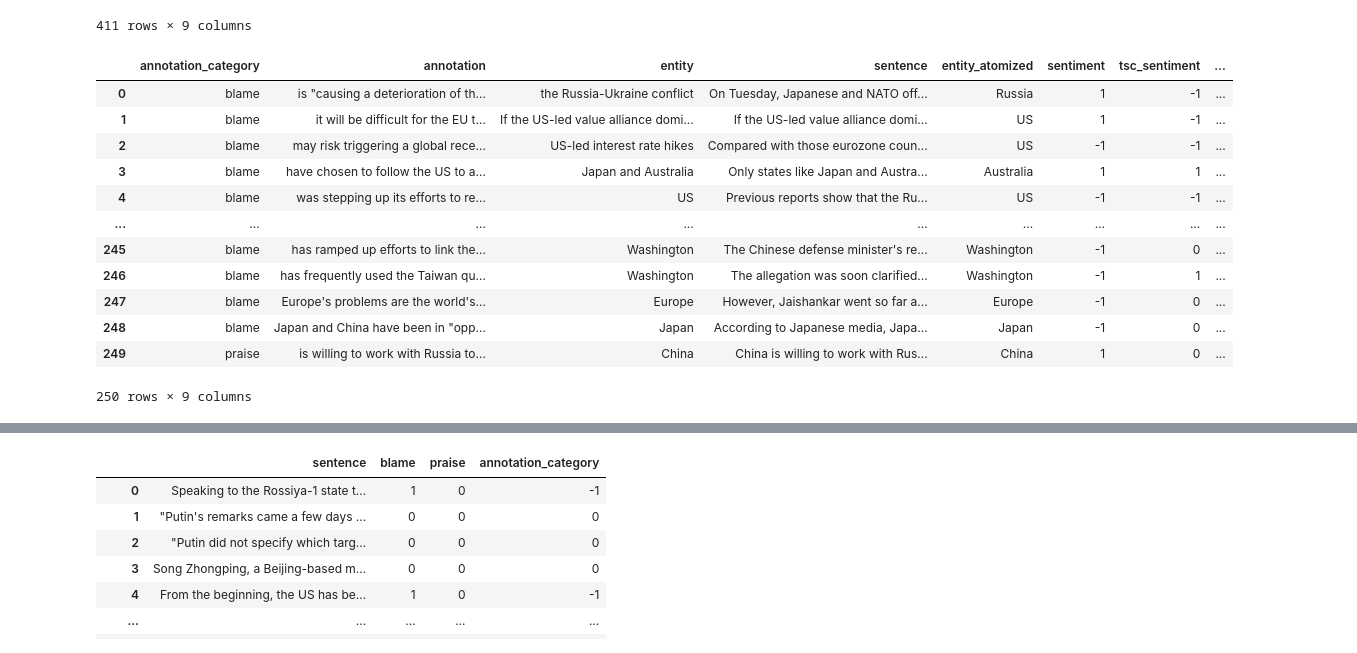
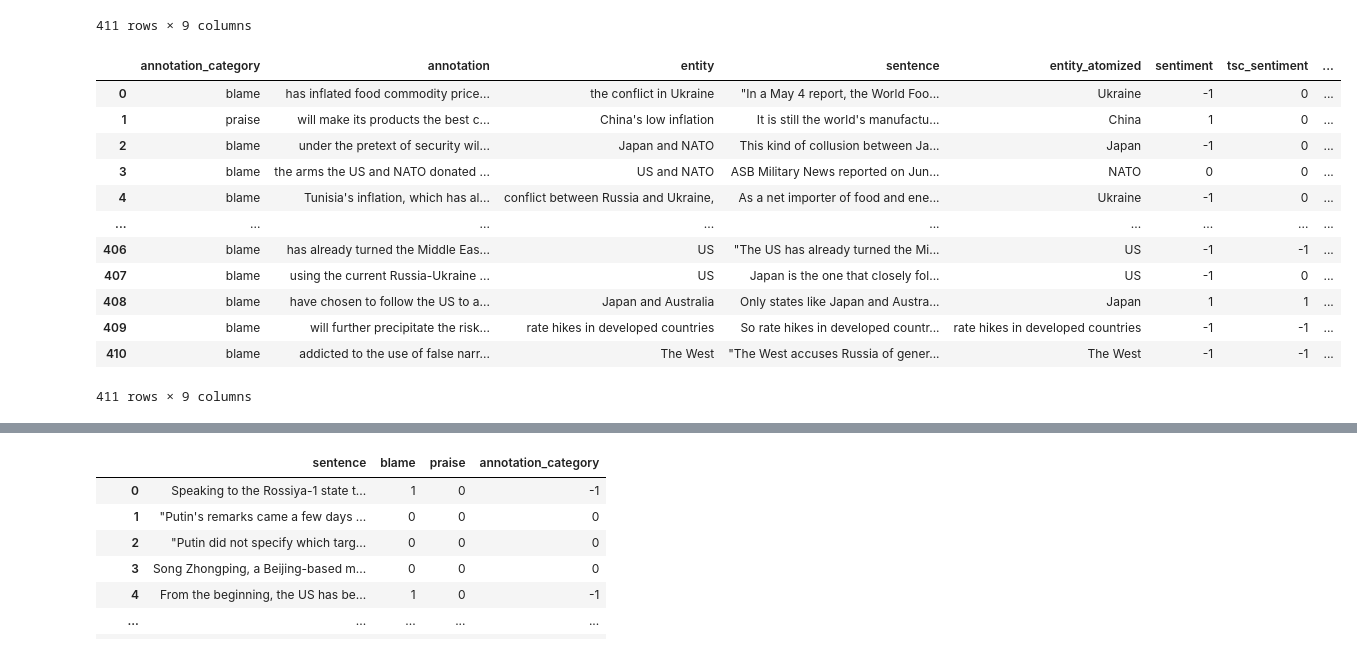
Before and after one commit to szuvarska/BScThesis-TextMiningForPoliticalScience, a Jupyter notebook: BlameAndPraise/model_test_topic.ipynb, the cells around one changed output, grey strips where cells are left out. Saved outputs shown, nothing was run; the diff lists cells and outputs as text; code cells hidden in the pictures.

```diff
--- a/BlameAndPraise/model_test_topic.ipynb
+++ b/BlameAndPraise/model_test_topic.ipynb
@@ -37,20 +38,20 @@ merged_dataframe
 411 rows × 9 columns
 # %%
 #drop duplicates
-merged_dataframe = merged_dataframe.drop_duplicates(subset= ['sentence', 'annotation_category'])
+#merged_dataframe = merged_dataframe.drop_duplicates(subset= ['sentence', 'annotation_category'])
 merged_dataframe = merged_dataframe.sample(frac=1).reset_index(drop=True)
 merged_dataframe
 # %% [output]
 |  | annotation_category | annotation | entity | sentence | entity_atomized | sentiment | tsc_sentiment | ... |
-| 0 | blame | is "causing a deterioration of th... | the Russia-Ukraine conflict | On Tuesday, Japanese and NATO off... | Russia | 1 | -1 | ... |
-| 1 | blame | it will be difficult for the EU t... | If the US-led value alliance domi... | If the US-led value alliance domi... | US | 1 | -1 | ... |
-| 2 | blame | may risk triggering a global rece... | US-led interest rate hikes | Compared with those eurozone coun... | US | -1 | -1 | ... |
-| 3 | blame | have chosen to follow the US to a... | Japan and Australia | Only states like Japan and Austra... | Australia | 1 | 1 | ... |
-| 4 | blame | was stepping up its efforts to re... | US | Previous reports show that the Ru... | US | -1 | -1 | ... |
+| 0 | blame | has inflated food commodity price... | the conflict in Ukraine | "In a May 4 report, the World Foo... | Ukraine | -1 | 0 | ... |
+| 1 | praise | will make its products the best c... | China's low inflation | It is still the world's manufactu... | China | 1 | 0 | ... |
+| 2 | blame | under the pretext of security wil... | Japan and NATO | This kind of collusion between Ja... | Japan | -1 | 0 | ... |
+| 3 | blame | the arms the US and NATO donated ... | US and NATO | ASB Military News reported on Jun... | NATO | 0 | 0 | ... |
+| 4 | blame | Tunisia's inflation, which has al... | conflict between Russia and Ukraine, | As a net importer of food and ene... | Ukraine | -1 | 0 | ... |
 | ... | ... | ... | ... | ... | ... | ... | ... | ... |
-| 245 | blame | has ramped up efforts to link the... | Washington | The Chinese defense minister's re... | Washington | -1 | 0 | ... |
-| 246 | blame | has frequently used the Taiwan qu... | Washington | The allegation was soon clarified... | Washington | -1 | 1 | ... |
-| 247 | blame | Europe's problems are the world's... | Europe | However, Jaishankar went so far a... | Europe | -1 | 0 | ... |
-| 248 | blame | Japan and China have been in "opp... | Japan | According to Japanese media, Japa... | Japan | -1 | 0 | ... |
-| 249 | praise | is willing to work with Russia to... | China | China is willing to work with Rus... | China | 1 | 0 | ... |
+| 406 | blame | has already turned the Middle Eas... | US | "The US has already turned the Mi... | US | -1 | -1 | ... |
+| 407 | blame | using the current Russia-Ukraine ... | US | Japan is the one that closely fol... | US | -1 | 0 | ... |
+| 408 | blame | have chosen to follow the US to a... | Japan and Australia | Only states like Japan and Austra... | Japan | 1 | 1 | ... |
+| 409 | blame | will further precipitate the risk... | rate hikes in developed countries | So rate hikes in developed countr... | rate hikes in developed countries | -1 | -1 | ... |
+| 410 | blame | addicted to the use of false narr... | The West | "The West accuses Russia of gener... | The West | -1 | -1 | ... |
-250 rows × 9 columns
+411 rows × 9 columns
```
Also changed, not shown: parts of 16 cells of this notebook, 1 other file.
